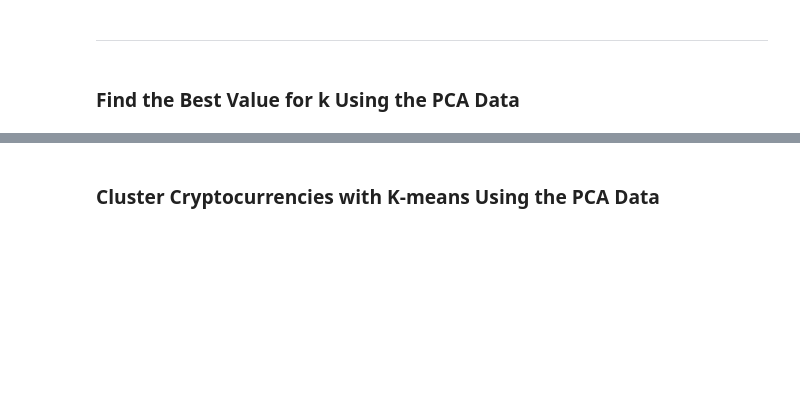
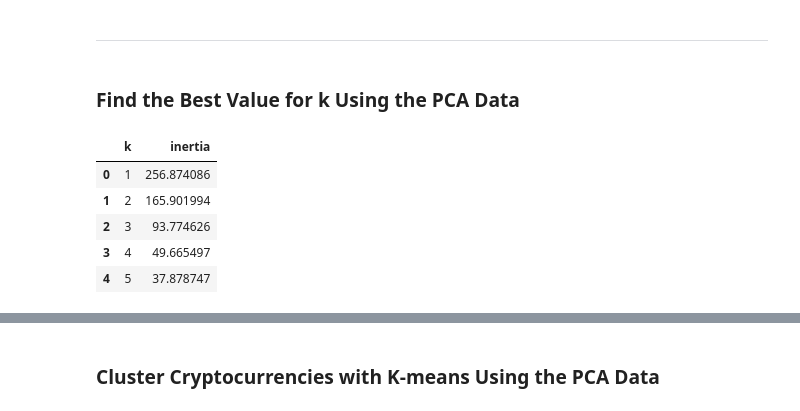
Before and after one commit to RimpleDabas/CryptoClustering, a Jupyter notebook: Crypto_Clustering.ipynb, the cells around one changed output, grey strips where cells are left out. Saved outputs shown, nothing was run; the diff lists cells and outputs as text; code cells hidden in the pictures; blank space fills up the shorter version.

```diff
--- a/Crypto_Clustering.ipynb
+++ b/Crypto_Clustering.ipynb
@@ -257,5 +295,6 @@ market_predictions_df.hvplot.scatter(
 ### Find the Best Value for k Using the PCA Data
 # %%
 # Create a list with the number of k-values from 1 to 11
+kp = list(range(1, 11))
 # %%
 # Create an empty list to store the inertia values
@@ -269,7 +311,19 @@ market_predictions_df.hvplot.scatter(
 # %%
 # Create a dictionary with the data to plot the Elbow curve
 
 # Create a DataFrame with the data to plot the Elbow curve
+elbow_datap = {"k": kp, "inertia": inertiap}
+
+# Create a DataFrame with the data to plot the Elbow curve
+df_elbow_pca= pd.DataFrame(elbow_datap)
+df_elbow_pca.head()
+# %% [output]
+|  | k | inertia |
+| 0 | 1 | 256.874086 |
+| 1 | 2 | 165.901994 |
+| 2 | 3 | 93.774626 |
+| 3 | 4 | 49.665497 |
+| 4 | 5 | 37.878747 |
 # %%
 # Plot a line chart with all the inertia values computed with
 # the different values of k to visually identify the optimal value for k.
```
Also changed, not shown: parts of 22 cells of this notebook.
